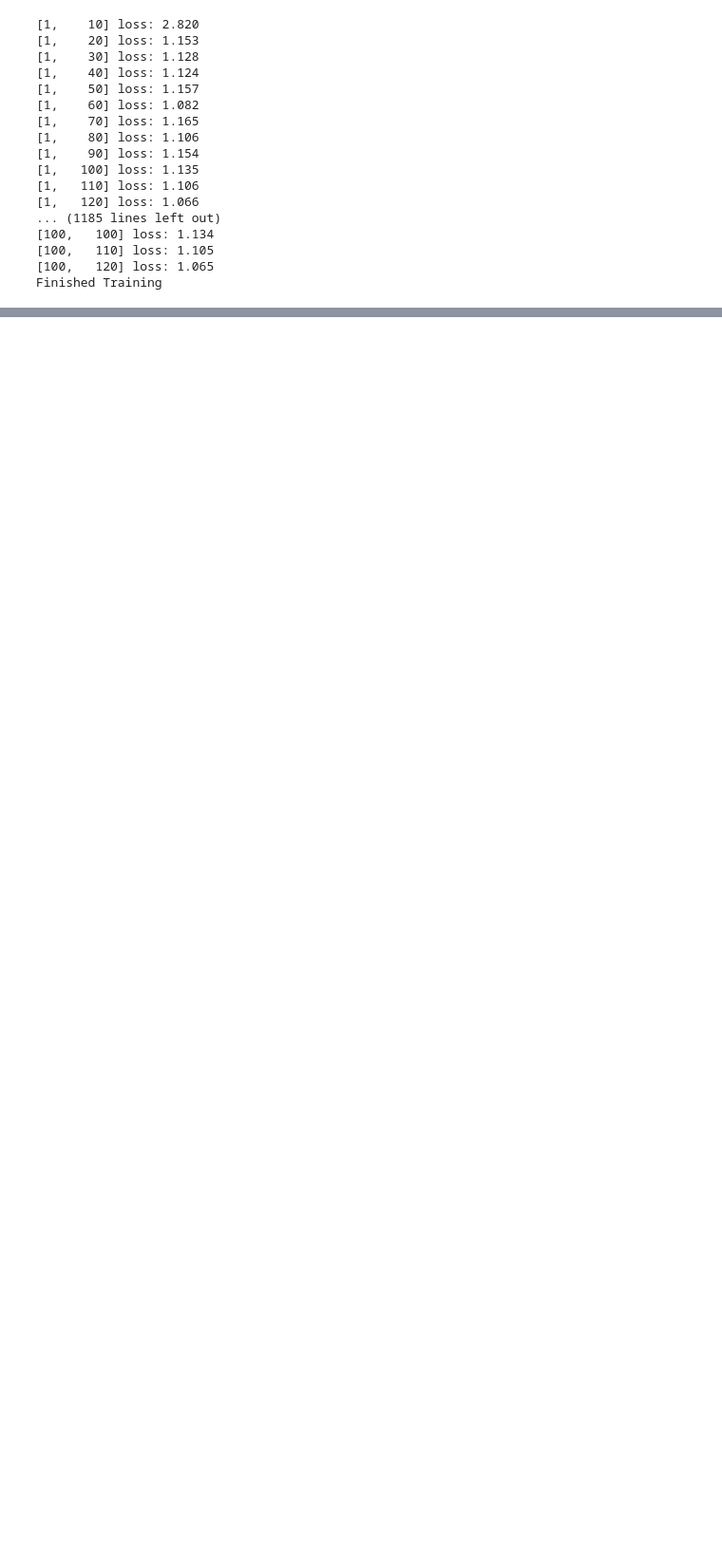
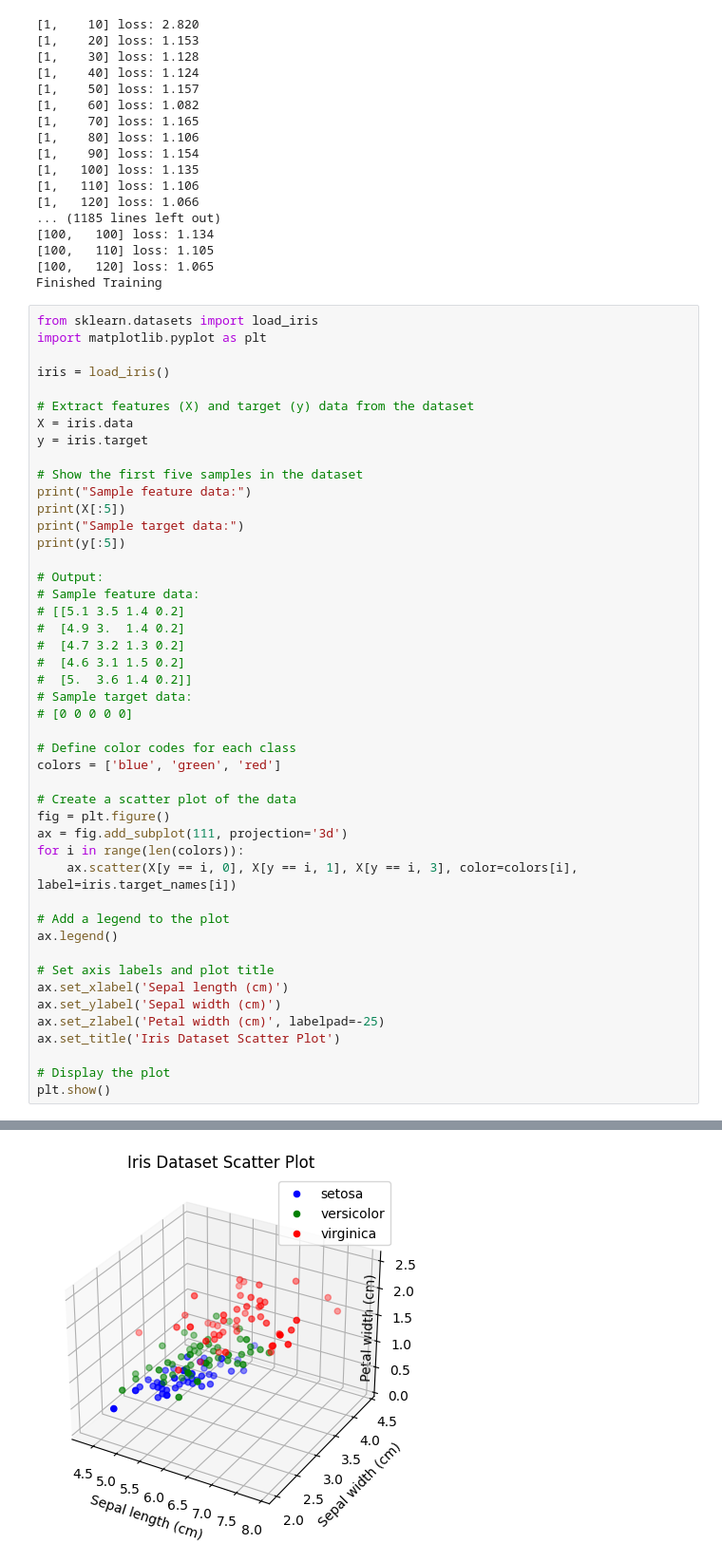
Before and after one commit to trentleslie/sandbox, a Jupyter notebook: pytorch/app.ipynb, the cells around one changed output, grey strips where cells are left out. Shown at 95% size. Saved outputs shown, nothing was run; the diff lists cells and outputs as text; blank space fills up the shorter version.

Commit message:
added iris plot to jupyter notebook

```diff
--- a/pytorch/app.ipynb
+++ b/pytorch/app.ipynb
@@ -98,3 +98,50 @@ print('Accuracy of the network on the test set: %d %%' % (
 [100,   110] loss: 1.105
 [100,   120] loss: 1.065
 Finished Training
+# %%
+from sklearn.datasets import load_iris
+import matplotlib.pyplot as plt
+
+iris = load_iris()
+
+# Extract features (X) and target (y) data from the dataset
+X = iris.data
+y = iris.target
+
+# Show the first five samples in the dataset
+print("Sample feature data:")
+print(X[:5])
+print("Sample target data:")
+print(y[:5])
+
+# Output:
+# Sample feature data:
+# [[5.1 3.5 1.4 0.2]
+#  [4.9 3.  1.4 0.2]
+#  [4.7 3.2 1.3 0.2]
+#  [4.6 3.1 1.5 0.2]
+#  [5.  3.6 1.4 0.2]]
+# Sample target data:
+# [0 0 0 0 0]
+
+# Define color codes for each class
+colors = ['blue', 'green', 'red']
+
+# Create a scatter plot of the data
+fig = plt.figure()
+ax = fig.add_subplot(111, projection='3d')
+for i in range(len(colors)):
+    ax.scatter(X[y == i, 0], X[y == i, 1], X[y == i, 3], color=colors[i], label=iris.target_names[i])
+
+# Add a legend to the plot
+ax.legend()
+
+# Set axis labels and plot title
+ax.set_xlabel('Sepal length (cm)')
+ax.set_ylabel('Sepal width (cm)')
+ax.set_zlabel('Petal width (cm)', labelpad=-25)
+ax.set_title('Iris Dataset Scatter Plot')
+
+# Display the plot
+plt.show()
+# %% [output]
@@ -100,0 +156 @@ Finished Training
+[figure, added]
```
Also changed, not shown: parts of 1 cell of this notebook, 1 other file.
